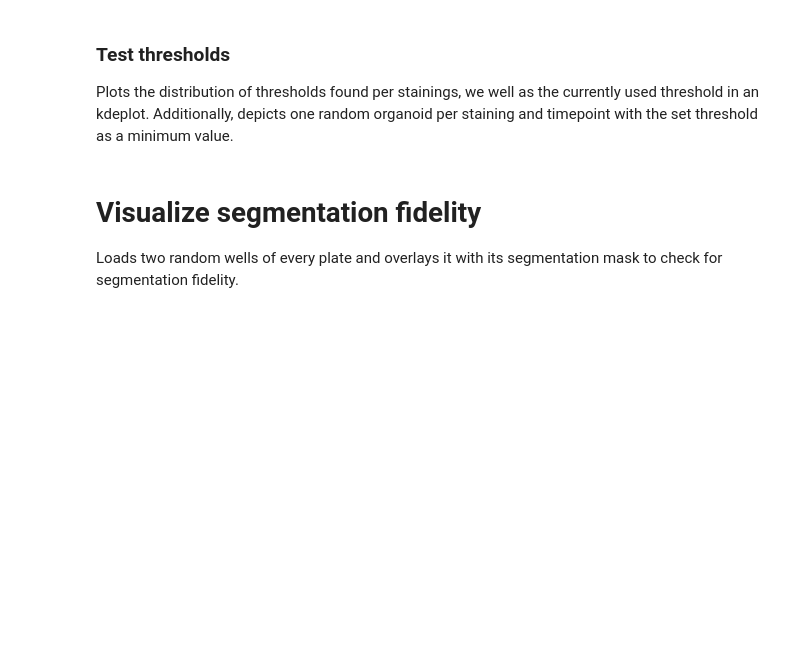
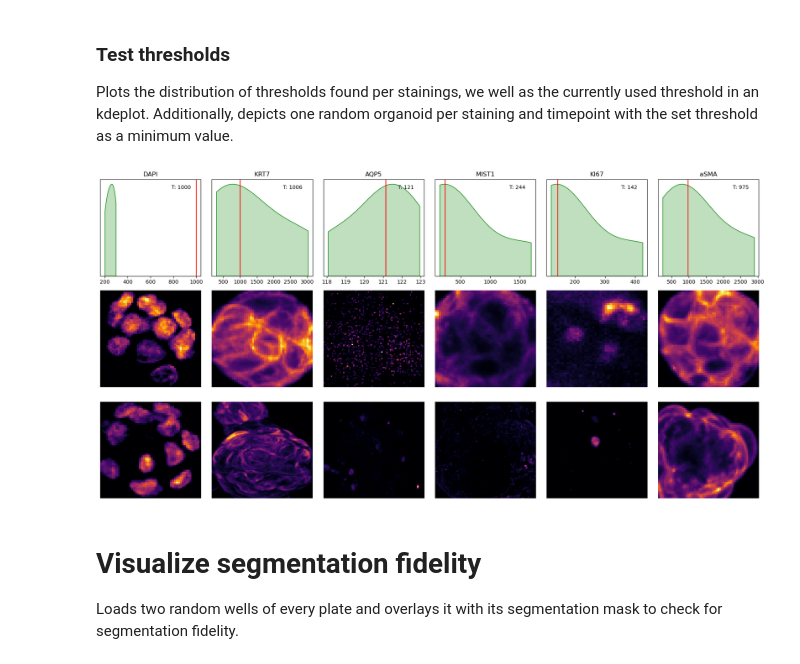
Before and after one commit to fmi-basel/ATMC_Analysis, a Jupyter notebook: 1_FeatureExtraction.ipynb, the cells around one changed output. Cells and saved outputs as stored; diff of their text form; code cells hidden in the pictures; blank space fills up the shorter version.

```diff
--- a/1_FeatureExtraction.ipynb
+++ b/1_FeatureExtraction.ipynb
@@ -58,0 +33,2 @@ experiment_setup = make_experiment(source, barcodes)
+# %%
+stainings = get_stainings(source)
@@ -58,0 +41,6 @@ experiment_setup = make_experiment(source, barcodes)
+# %%
+folder = find_zarr_dirs(source) # Find ome_zarr files in source folder.
+experiment_setup, barcodes = make_experiment(source) # Create experiment setup from Layout in source folder.
+
+if analysis_dir is None:
+    analysis_dir = source
@@ -82,19 +112,26 @@ thresholds, dict_org, timepoints_lst = estimate_staining_thresholds(ome_zarr_df
 ### Manual change
 Optional manual change of non-fitting automatic thresholds.
 # %%
-thresholds = threshold_change(threshold = thresholds,
-                              staining = "DAPI", # Staining to change
-                              new_threshold = 1000 # Integer of new threshold
-                             )
+thresholds = threshold_change(
+    threshold = thresholds,
+    staining = "DAPI", # Staining to change
+    new_threshold = 1000 # Integer of new threshold
+    )
 # %% [markdown]
 ### Test thresholds
 Plots the distribution of thresholds found per stainings, we well as the currently used threshold in an kdeplot. Additionally, depicts one random organoid per staining and timepoint with the set threshold as a minimum value.
 # %%
-fig = plot_thresholds(thresholds = thresholds,
-                      dict_org = dict_org,
-                      timepoints_lst = timepoints_lst,
-                      ome_zarr_df = ome_zarr_df,
-                      label_name = label_name)
+fig = plot_thresholds(
+    thresholds = thresholds,
+    dict_org = dict_org,
+    timepoints_lst = timepoints_lst,
+    ome_zarr_dict = ome_zarr_dict,
+    table_name = table_name,
+    label_name = label_name,
+    seed = 0
+    )
+# %% [output]
+[figure, added]
 # %% [markdown]
 # Visualize segmentation fidelity
 Loads two random wells of every plate and overlays it with its segmentation mask to check for segmentation fidelity.
```
Also changed, not shown: parts of 60 cells of this notebook, 14 other files.
